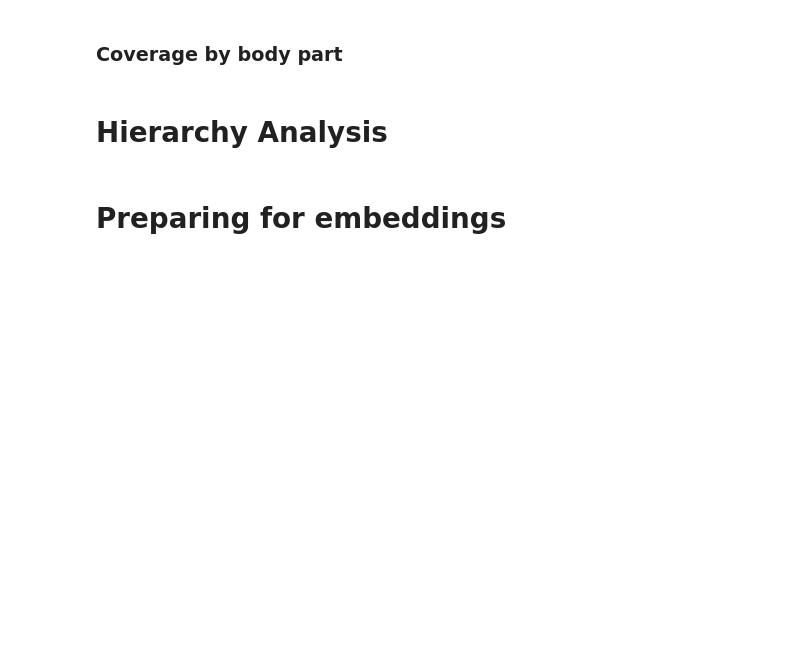
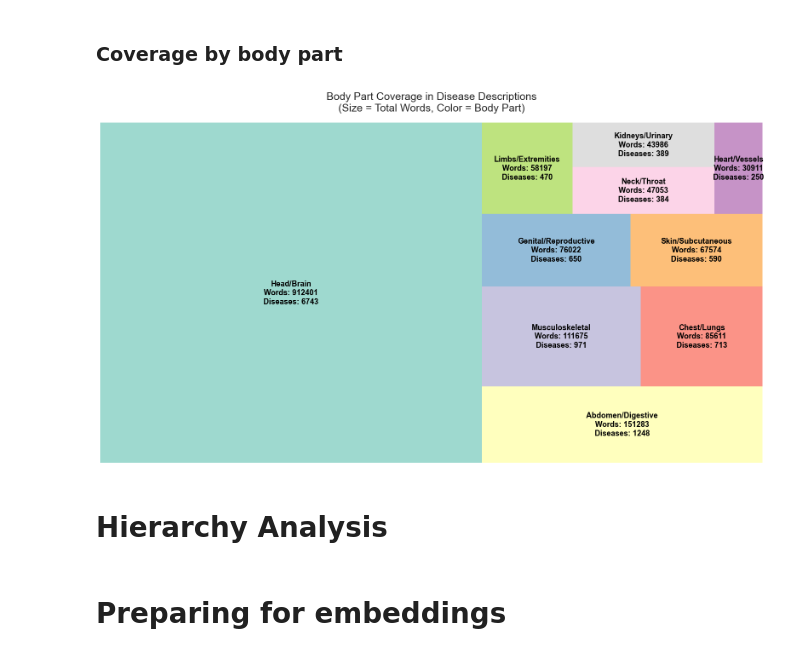
Before and after one commit to marcolomele/vectorization-ICD11, a Jupyter notebook: Data/data-analysis.ipynb, the cells around one changed output. Cells and saved outputs as stored; diff of their text form; code cells hidden in the pictures; blank space fills up the shorter version.

```diff
--- a/Data/data-analysis.ipynb
+++ b/Data/data-analysis.ipynb
@@ -1386,3 +1531,7 @@ axes = analyze_axes_expansion(df = content_df, text_col = 'generated_description
+# %%
+body_part_treemap(content_df)
+# %% [output]
+[figure, added]
 # %% [markdown]
 # Hierarchy Analysis
 # %% [markdown]
```
Also changed, not shown: parts of 4 cells of this notebook.
